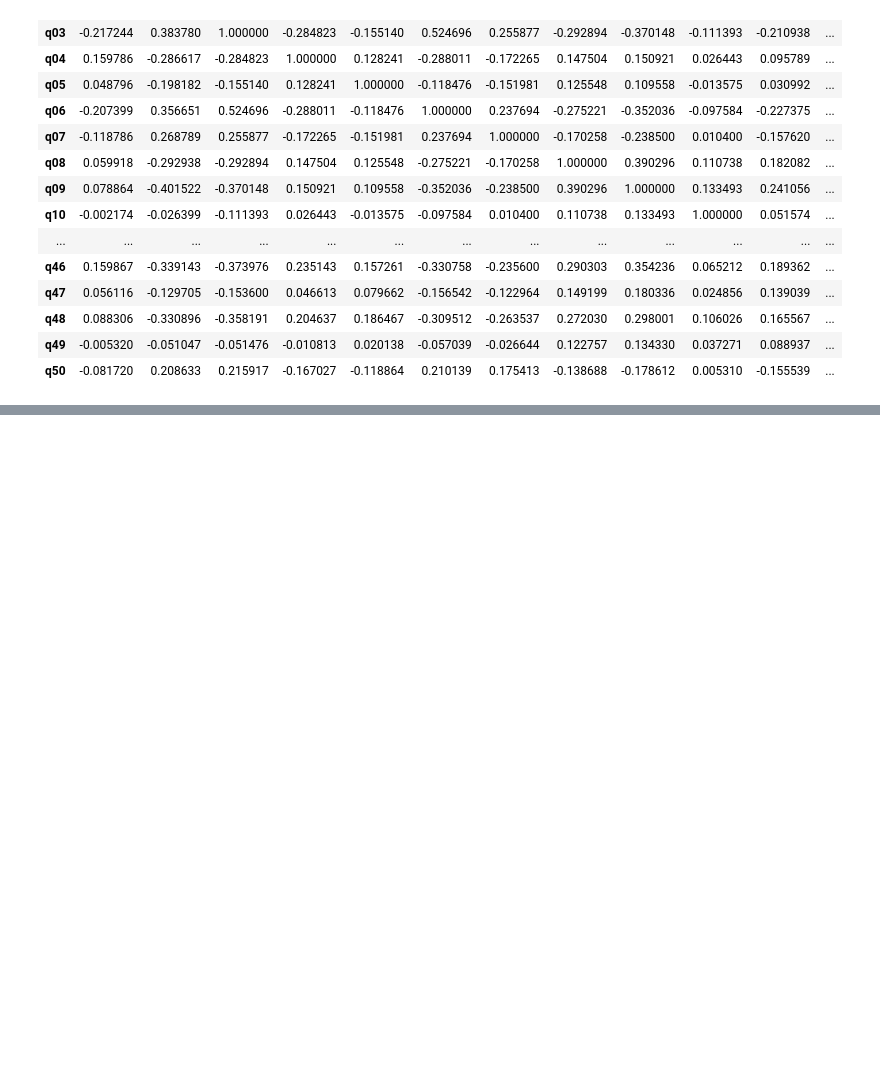
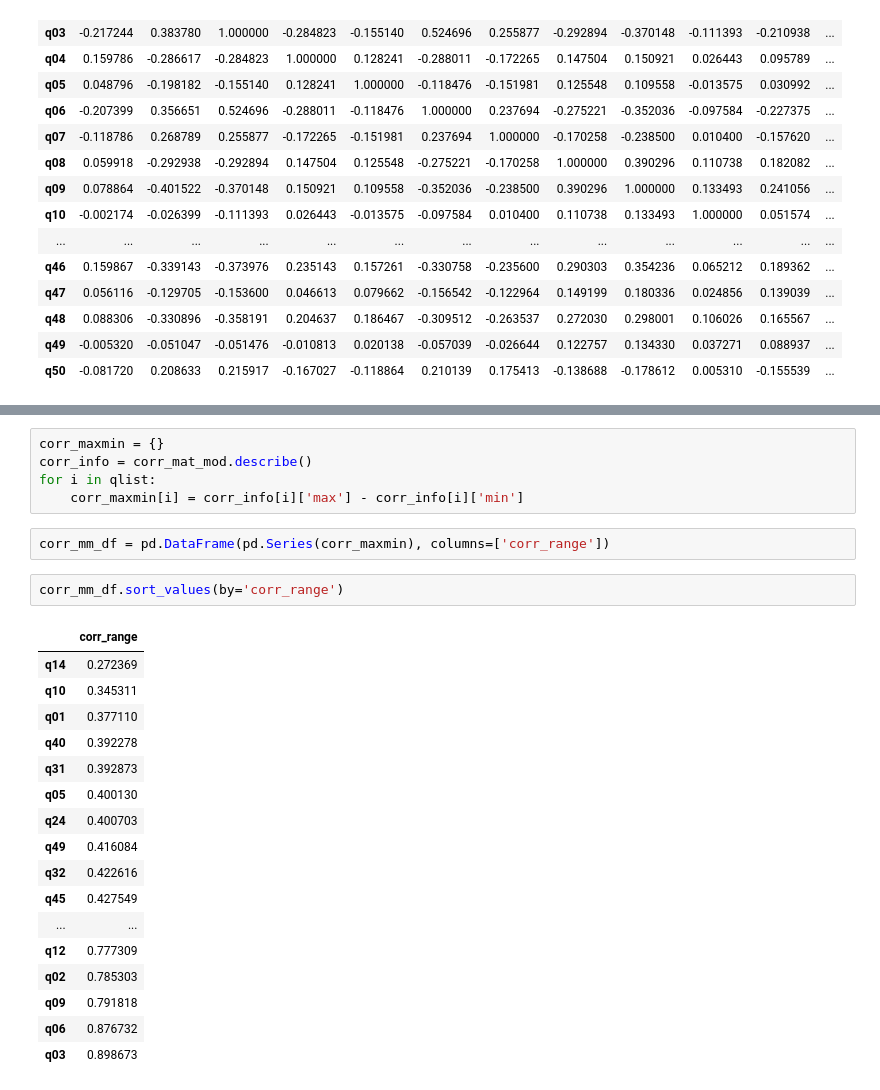
Before and after one commit to tsycstang/data_analysis, a Jupyter notebook: PolitiAnalysis.ipynb, the cells around one changed output, grey strips where cells are left out. Drawn from its saved outputs; the diff is of its cells as text; blank space fills up the shorter version.

```diff
--- a/PolitiAnalysis.ipynb
+++ b/PolitiAnalysis.ipynb
@@ -124,0 +170,27 @@ corr_matrix
+# %%
+corr_maxmin = {}
+corr_info = corr_mat_mod.describe()
+for i in qlist:
+    corr_maxmin[i] = corr_info[i]['max'] - corr_info[i]['min']
+# %%
+corr_mm_df = pd.DataFrame(pd.Series(corr_maxmin), columns=['corr_range'])
+# %%
+corr_mm_df.sort_values(by='corr_range')
+# %% [output]
+|  | corr_range |
+| q14 | 0.272369 |
+| q10 | 0.345311 |
+| q01 | 0.377110 |
+| q40 | 0.392278 |
+| q31 | 0.392873 |
+| q05 | 0.400130 |
+| q24 | 0.400703 |
+| q49 | 0.416084 |
+| q32 | 0.422616 |
+| q45 | 0.427549 |
+| ... | ... |
+| q12 | 0.777309 |
+| q02 | 0.785303 |
+| q09 | 0.791818 |
+| q06 | 0.876732 |
+| q03 | 0.898673 |
```
Also changed, not shown: parts of 4 cells of this notebook.
